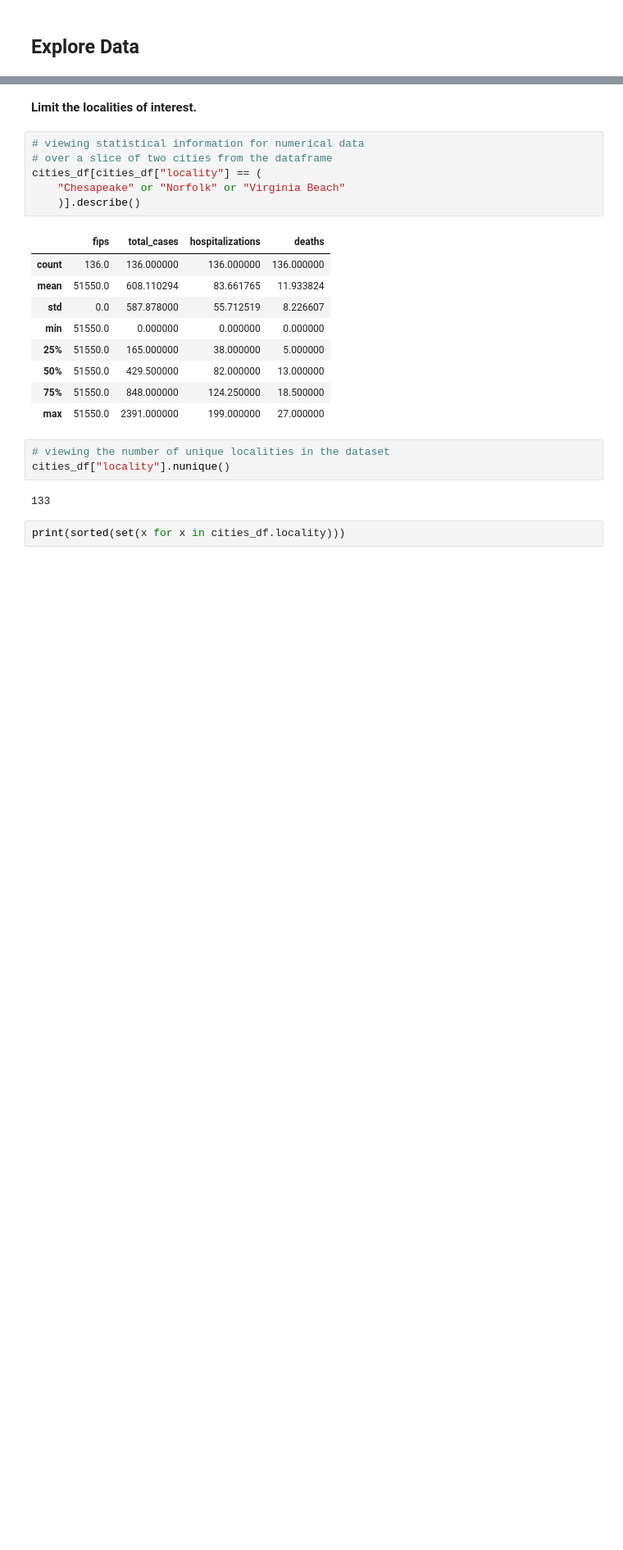
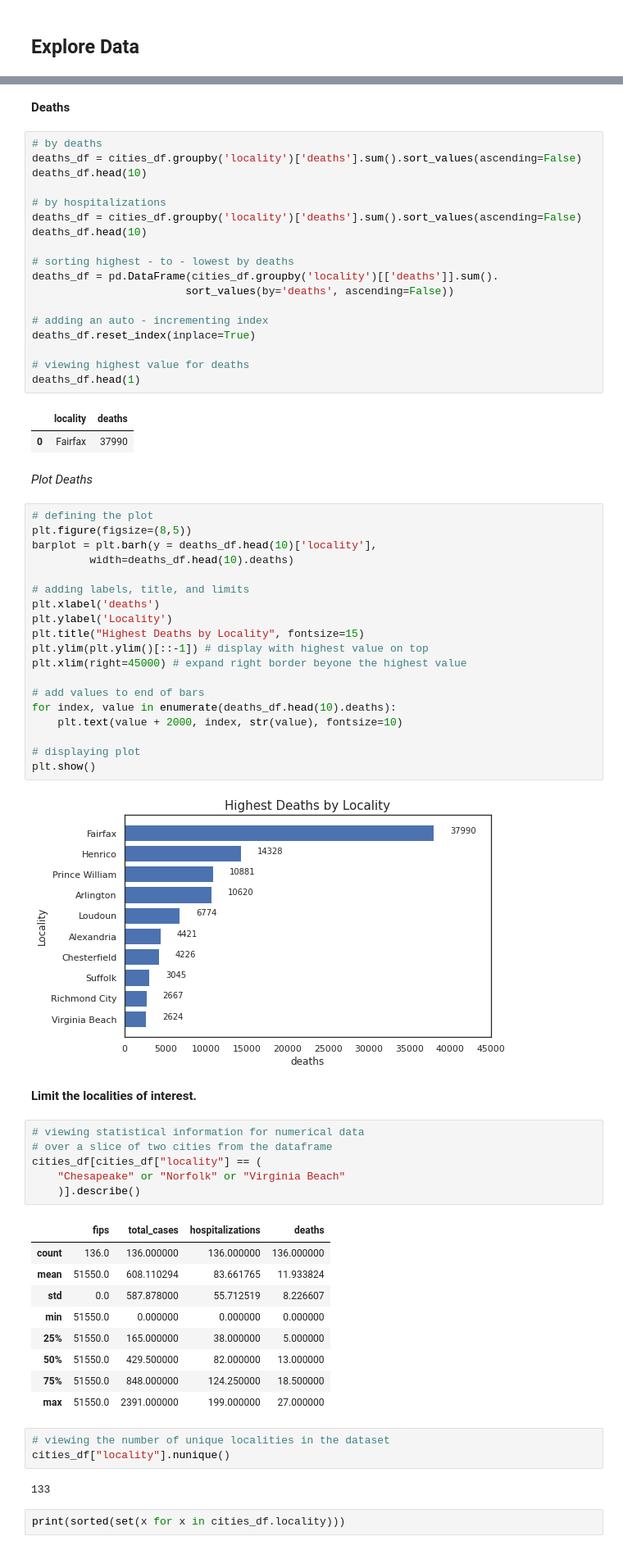
Before and after one commit to jammy-bot/va-covid-eda, a Jupyter notebook: va_covid_plots.ipynb, the cells around one changed output, grey strips where cells are left out. Shown at 82% size. Drawn from its saved outputs; the diff is of its cells as text; blank space fills up the shorter version.

```diff
--- a/va_covid_plots.ipynb
+++ b/va_covid_plots.ipynb
@@ -132,3 +243,49 @@ memory usage: 848.0+ KB
+# %% [markdown]
+__Deaths__
+# %%
+# by deaths
+deaths_df = cities_df.groupby('locality')['deaths'].sum().sort_values(ascending=False)
+deaths_df.head(10)
+
+# by hospitalizations
+deaths_df = cities_df.groupby('locality')['deaths'].sum().sort_values(ascending=False)
+deaths_df.head(10)
+
+# sorting highest - to - lowest by deaths
+deaths_df = pd.DataFrame(cities_df.groupby('locality')[['deaths']].sum().
+                        sort_values(by='deaths', ascending=False))
+
+# adding an auto - incrementing index
+deaths_df.reset_index(inplace=True)
+
+# viewing highest value for deaths
+deaths_df.head(1)
+# %% [output]
+|  | locality | deaths |
+| 0 | Fairfax | 37990 |
+# %% [markdown]
+_Plot Deaths_
+# %%
+# defining the plot
+plt.figure(figsize=(8,5))
+barplot = plt.barh(y = deaths_df.head(10)['locality'],
+         width=deaths_df.head(10).deaths)
+
+# adding labels, title, and limits
+plt.xlabel('deaths')
+plt.ylabel('Locality')
+plt.title("Highest Deaths by Locality", fontsize=15)
+plt.ylim(plt.ylim()[::-1]) # display with highest value on top
+plt.xlim(right=45000) # expand right border beyone the highest value
+
+# add values to end of bars
+for index, value in enumerate(deaths_df.head(10).deaths):
+    plt.text(value + 2000, index, str(value), fontsize=10)
+
+# displaying plot
+plt.show()
+# %% [output]
+[figure, added]
 # %% [markdown]
 __Limit the localities of interest.__
 # %%
```
Also changed, not shown: parts of 22 cells of this notebook.
